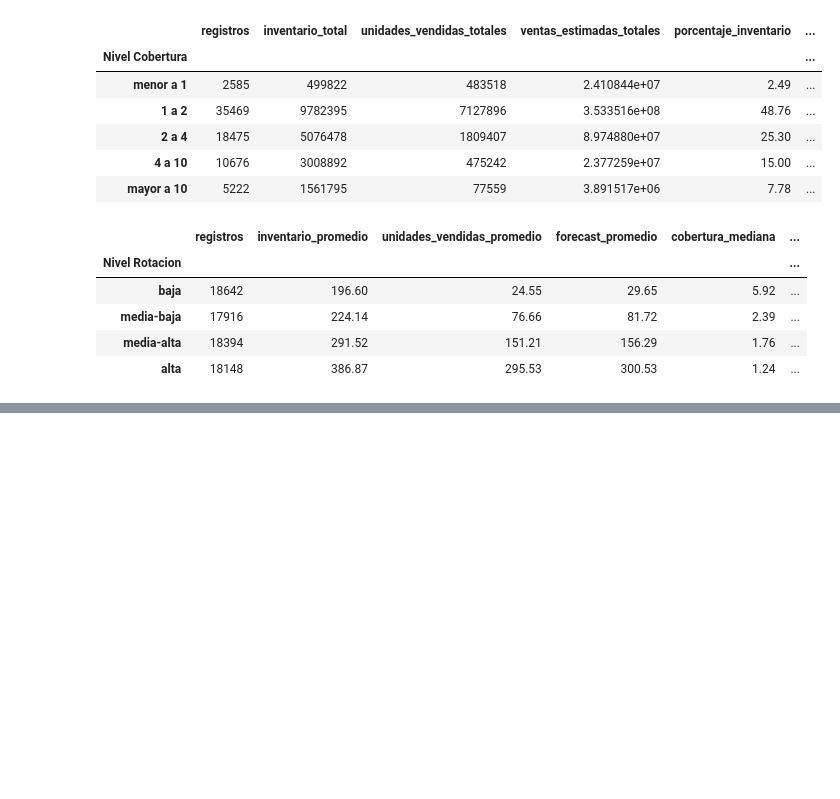
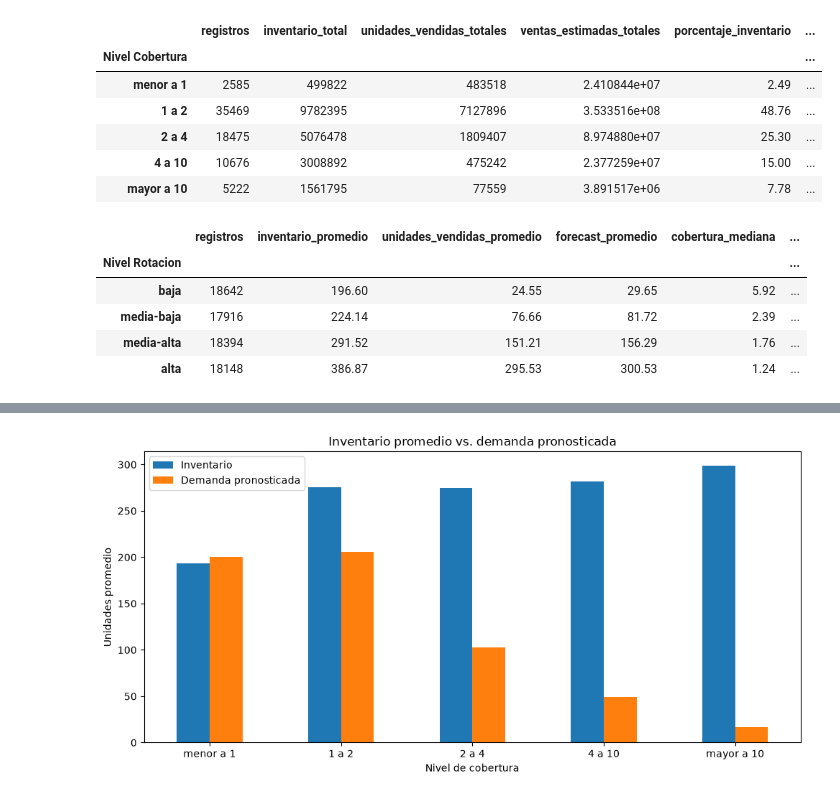
Before and after one commit to Davfool888/retail-intelligence, a Jupyter notebook: notebooks/03_analisis_exploratorio.ipynb, the cells around one changed output, grey strips where cells are left out. Cells and saved outputs as stored; diff of their text form; code cells hidden in the pictures; blank space fills up the shorter version.

```diff
--- a/notebooks/03_analisis_exploratorio.ipynb
+++ b/notebooks/03_analisis_exploratorio.ipynb
@@ -737,0 +876,11 @@ rotacion_cobertura
+# %%
+inventario_demanda = (
+    df.groupby("Nivel Cobertura", observed=True)
+    .agg(
+        inventario_promedio=("Inventory Level", "mean"),
+        demanda_promedio=("Demand Forecast", "mean")
+    )
+    .round(2)
+)
+
+inventario_demanda
@@ -737,0 +895,17 @@ rotacion_cobertura
+# %%
+import matplotlib.pyplot as plt
+
+inventario_demanda.plot(
+    kind="bar",
+    figsize=(10, 5)
+)
+
+plt.title("Inventario promedio vs. demanda pronosticada")
+plt.xlabel("Nivel de cobertura")
+plt.ylabel("Unidades promedio")
+plt.xticks(rotation=0)
+plt.legend(["Inventario", "Demanda pronosticada"])
+plt.tight_layout()
+plt.show()
+# %% [output]
+[figure, added]
```
Also changed, not shown: parts of 13 cells of this notebook.
